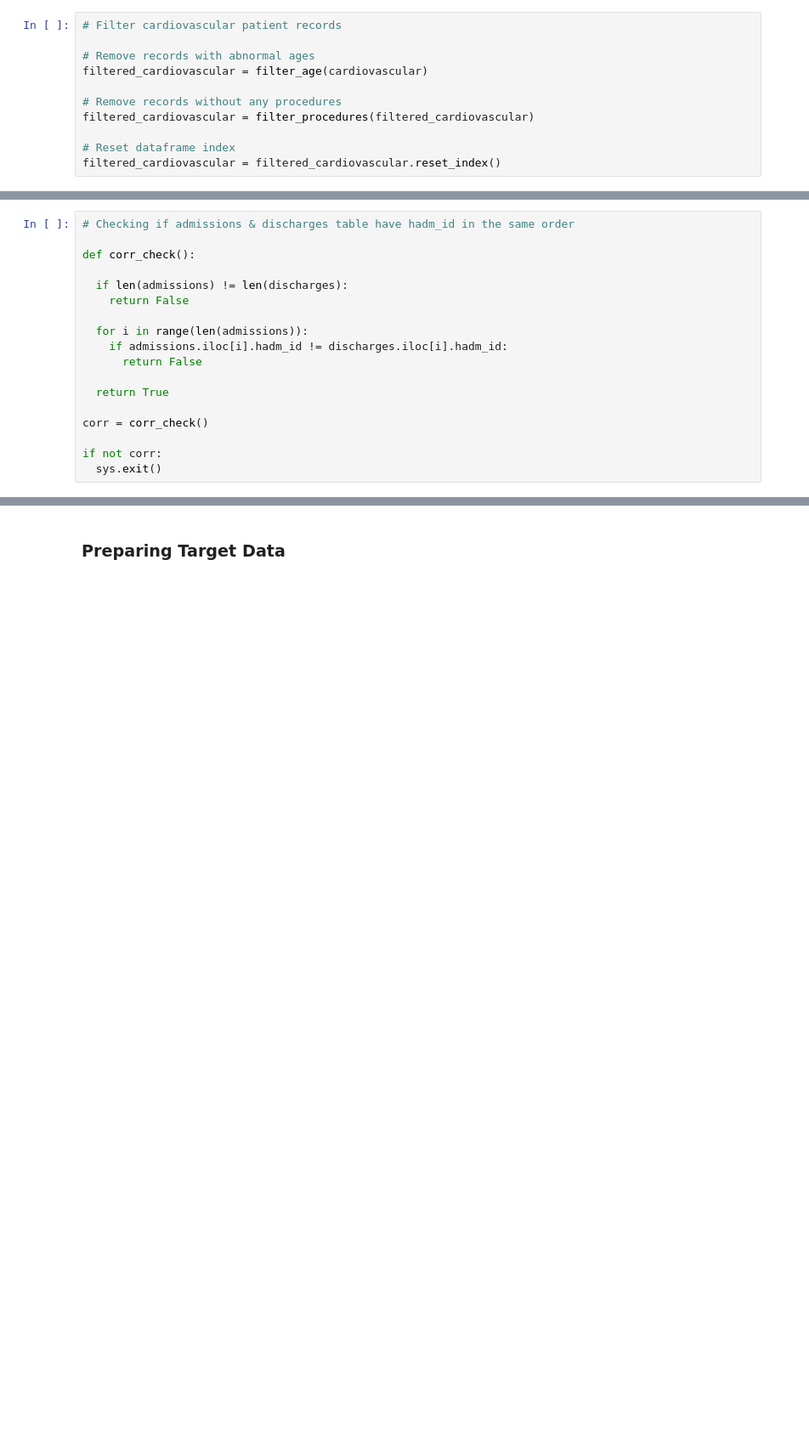
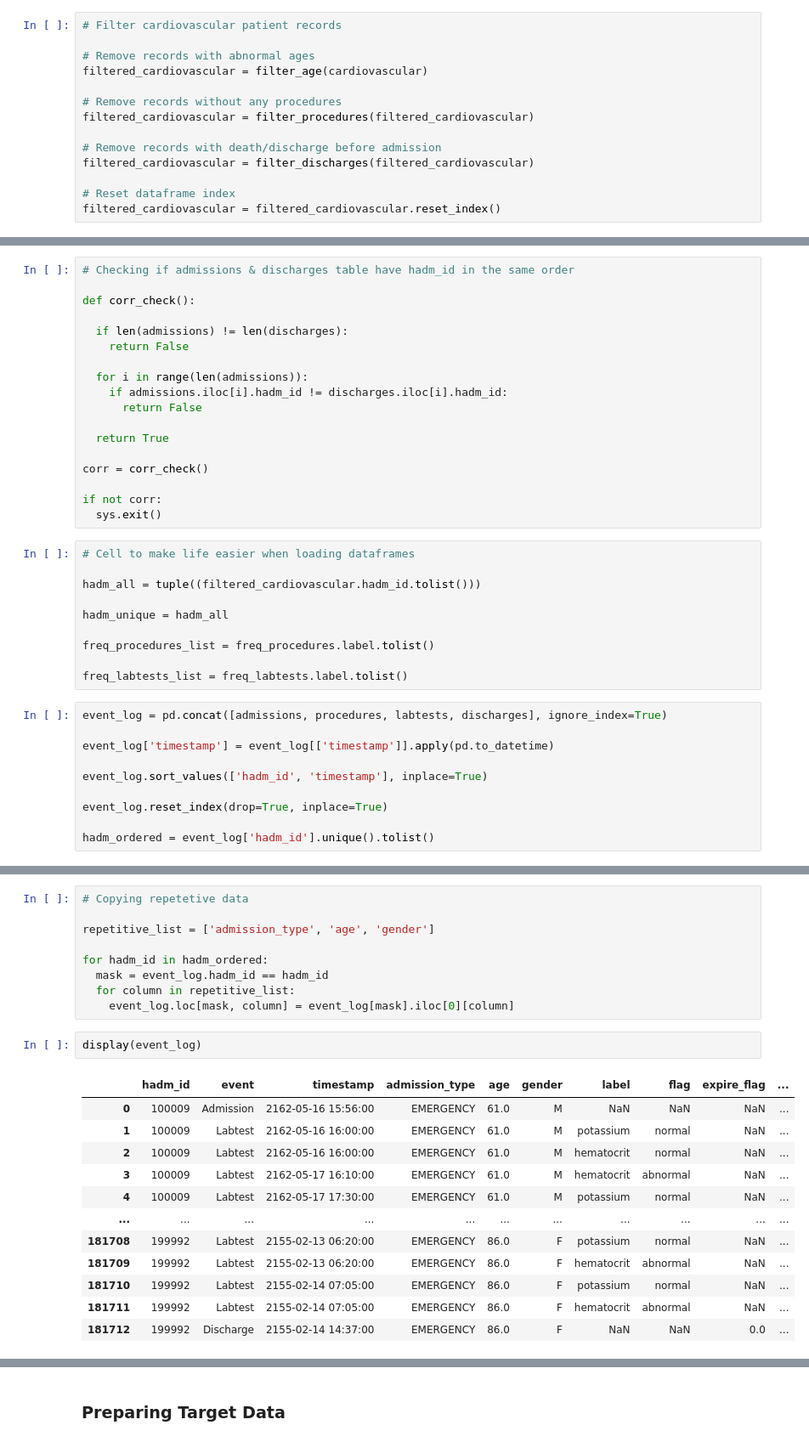
Before and after one commit to deepw02/comp3931-sc20dpw, a Jupyter notebook: pm_ml.ipynb, the cells around one changed output, grey strips where cells are left out. Shown: that part at 85% size. Cells and saved outputs as stored; diff of their text form; blank space fills up the shorter version.

Commit message:
Created new comprehensive event log

```diff
--- a/pm_ml.ipynb
+++ b/pm_ml.ipynb
@@ -120,6 +140,9 @@ filtered_cardiovascular = filter_age(cardiovascular)
 # Remove records without any procedures
 filtered_cardiovascular = filter_procedures(filtered_cardiovascular)
 
+# Remove records with death/discharge before admission
+filtered_cardiovascular = filter_discharges(filtered_cardiovascular)
+
 # Reset dataframe index
 filtered_cardiovascular = filtered_cardiovascular.reset_index()
 # %%
@@ -283,3 +306,23 @@ corr = corr_check()
 
 if not corr:
   sys.exit()
+# %%
+# Cell to make life easier when loading dataframes
+
+hadm_all = tuple((filtered_cardiovascular.hadm_id.tolist()))
+
+hadm_unique = hadm_all
+
+freq_procedures_list = freq_procedures.label.tolist()
+
+freq_labtests_list = freq_labtests.label.tolist()
+# %%
+event_log = pd.concat([admissions, procedures, labtests, discharges], ignore_index=True)
+
+event_log['timestamp'] = event_log[['timestamp']].apply(pd.to_datetime)
+
+event_log.sort_values(['hadm_id', 'timestamp'], inplace=True)
+
+event_log.reset_index(drop=True, inplace=True)
+
+hadm_ordered = event_log['hadm_id'].unique().tolist()
@@ -285,0 +453,24 @@ if not corr:
+# %%
+# Copying repetetive data
+
+repetitive_list = ['admission_type', 'age', 'gender']
+
+for hadm_id in hadm_ordered:
+  mask = event_log.hadm_id == hadm_id
+  for column in repetitive_list:
+    event_log.loc[mask, column] = event_log[mask].iloc[0][column]
+# %%
+display(event_log)
+# %% [output]
+|  | hadm_id | event | timestamp | admission_type | age | gender | label | flag | expire_flag | ... |
+| 0 | 100009 | Admission | 2162-05-16 15:56:00 | EMERGENCY | 61.0 | M | NaN | NaN | NaN | ... |
+| 1 | 100009 | Labtest | 2162-05-16 16:00:00 | EMERGENCY | 61.0 | M | potassium | normal | NaN | ... |
+| 2 | 100009 | Labtest | 2162-05-16 16:00:00 | EMERGENCY | 61.0 | M | hematocrit | normal | NaN | ... |
+| 3 | 100009 | Labtest | 2162-05-17 16:10:00 | EMERGENCY | 61.0 | M | hematocrit | abnormal | NaN | ... |
+| 4 | 100009 | Labtest | 2162-05-17 17:30:00 | EMERGENCY | 61.0 | M | potassium | normal | NaN | ... |
+| ... | ... | ... | ... | ... | ... | ... | ... | ... | ... | ... |
+| 181708 | 199992 | Labtest | 2155-02-13 06:20:00 | EMERGENCY | 86.0 | F | potassium | normal | NaN | ... |
+| 181709 | 199992 | Labtest | 2155-02-13 06:20:00 | EMERGENCY | 86.0 | F | hematocrit | abnormal | NaN | ... |
+| 181710 | 199992 | Labtest | 2155-02-14 07:05:00 | EMERGENCY | 86.0 | F | potassium | normal | NaN | ... |
+| 181711 | 199992 | Labtest | 2155-02-14 07:05:00 | EMERGENCY | 86.0 | F | hematocrit | abnormal | NaN | ... |
+| 181712 | 199992 | Discharge | 2155-02-14 14:37:00 | EMERGENCY | 86.0 | F | NaN | NaN | 0.0 | ... |
```
Also changed, not shown: parts of 18 cells of this notebook.
